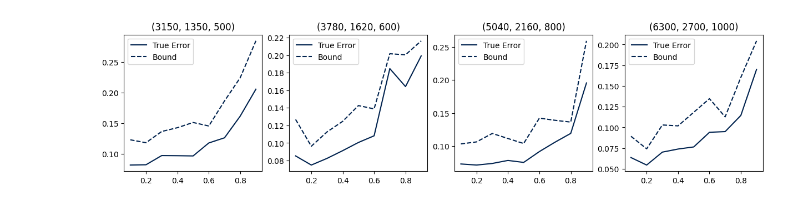
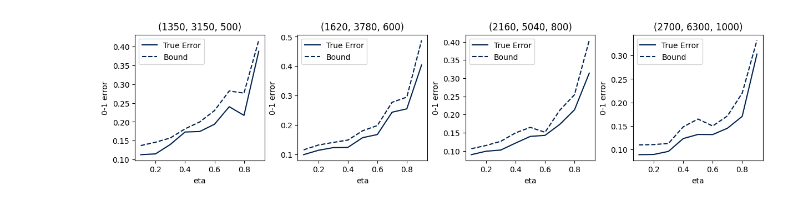
Before and after one commit to ThomasWalker1/Generalization-of-Neural-Networks, a Jupyter notebook: Generalization in Deep Learning/Research Question/experiment_mnist2.ipynb, the cells around one changed output. Saved outputs shown, nothing was run; the diff lists cells and outputs as text; code cells hidden in the pictures.

```diff
--- a/Generalization in Deep Learning/Research Question/experiment_mnist2.ipynb
+++ b/Generalization in Deep Learning/Research Question/experiment_mnist2.ipynb
@@ -57,7 +57,7 @@ def ReLU_glorot_init(model):
 # %%
 def get_bound(num_samples, eta, zeta, gamma, alpha, delta):
     index_sample, index_approx=train_test_split(np.random.choice(INDEX_UNDERLYING, num_samples, replace=False), test_size=eta)
-    index_empirical_error, index_train=train_test_split(index_sample, test_size=zeta)
+    index_train, index_empirical_error=train_test_split(index_sample, test_size=zeta)
 
     num_approx=len(index_approx)
     num_empirical_error=len(index_empirical_error)
@@ -126,7 +126,7 @@ def get_bound(num_samples, eta, zeta, gamma, alpha, delta):
 
     return 1-true_accuracy, 1-empirical_accuracy, bound, 1-(delta+alpha*(1-delta)), num_approx, num_empirical_error, num_train
 # %%
-ZETA=0.7
+ZETA=0.5
 GAMMA=0.5
 ALPHA=0.025
 DELTA=0.025
@@ -172,12 +154,14 @@ Sample Size 10000 eta 0.9
 # %%
 fig, axs = plt.subplots(1,4,figsize=(12,3),layout='constrained')
 colors = plt.cm.cividis(np.linspace(0, 1, len(SAMPLE_SIZES)))
 for i, ax in enumerate(axs):
     ax.plot(ETAS, true_errors[i], color=colors[0], label='True Error')
     ax.plot(ETAS, bounds[i], color=colors[0], label='Bound', linestyle='dashed')
     #col.plot(props_to_approx, empirical_errors[i*2+j], color=colors[0], label='Empirical Error', linestyle='dotted')
+    ax.set_xlabel('eta')
+    ax.set_ylabel('0-1 error')
     ax.set_title('({}, {}, {})'.format(n_ts[i][0], n_es[i][0],n_as[i][0]))
     ax.legend()
 plt.savefig('plots/MNIST_Zeta_07.png')
 # %% [output]
-[figure, old version]
+[figure, new version]
```
Also changed, not shown: parts of 1 cell of this notebook, 1 other file.
